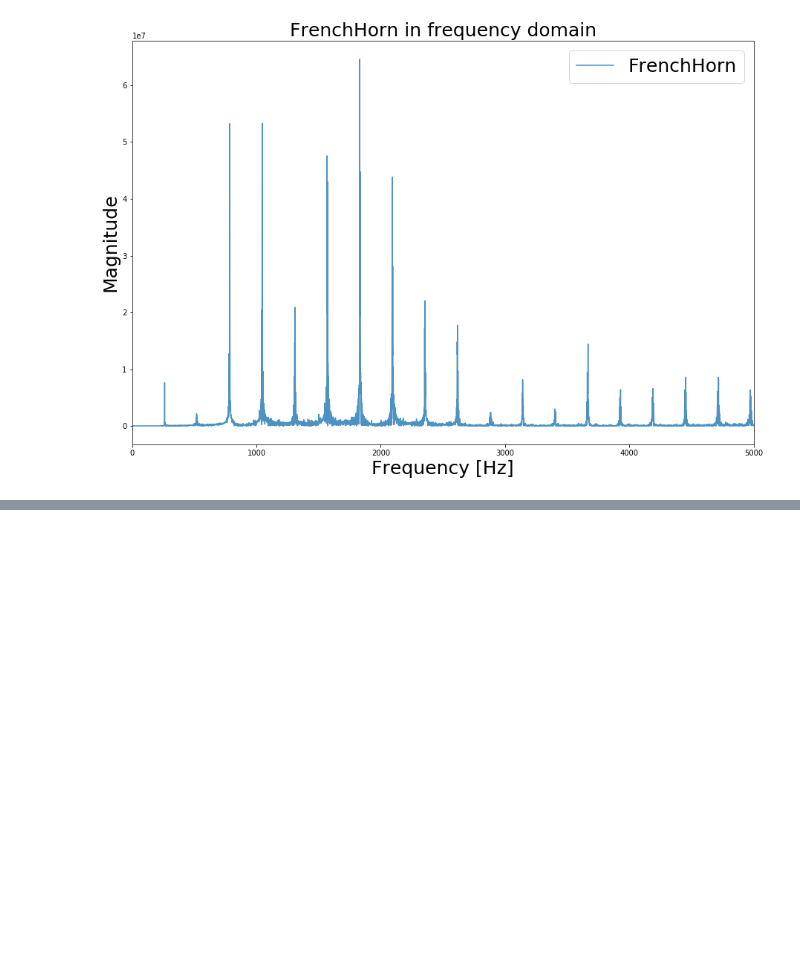
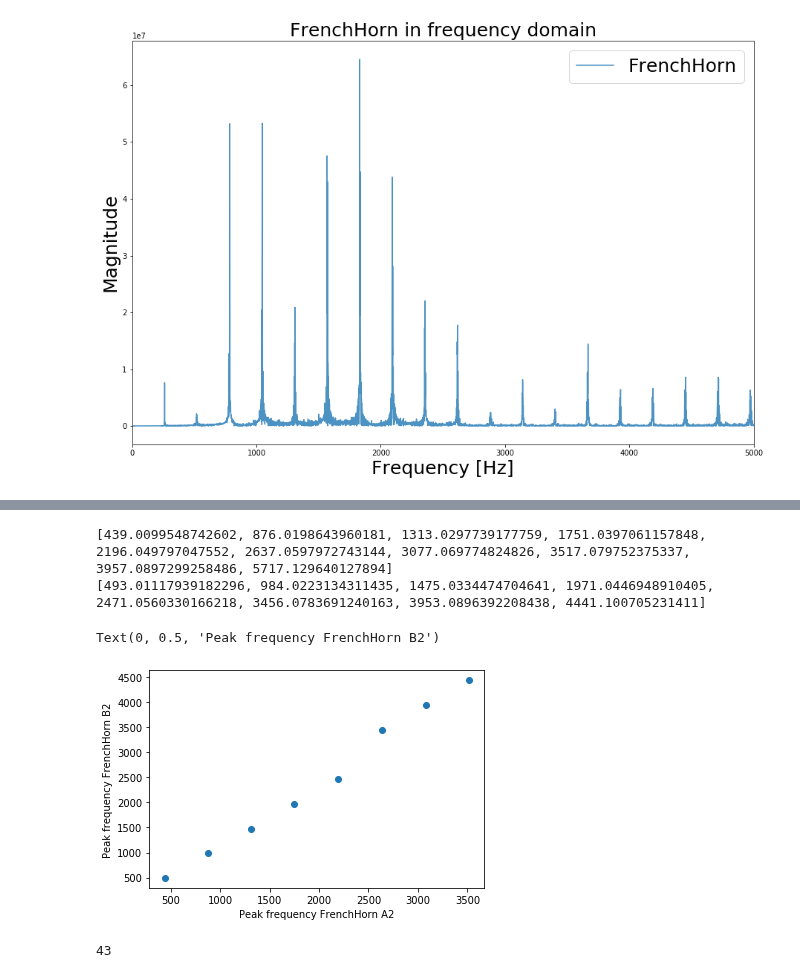
Before and after one commit to AM205-Final-Project/InstrumentClassification, a Jupyter notebook: Trial.ipynb, the cells around one changed output, grey strips where cells are left out. Saved outputs shown, nothing was run; the diff lists cells and outputs as text; code cells hidden in the pictures; blank space fills up the shorter version.

```diff
--- a/Trial.ipynb
+++ b/Trial.ipynb
@@ -289,0 +349,42 @@ plt.show()
+# %%
+# find the top freq for each note, lets say higher than 10e7
+threshold = 10e6
+top_freq_A2 = []
+c_A2 = abs(c_A2)
+for i, magn in enumerate(c_A2):
+    freq = np.linspace(0,fs, len(c_A2))[i]
+    if magn >= threshold:
+        freq = np.linspace(0,fs, len(c_A2))[i]
+        if (len(top_freq_A2) == 0) or (abs(freq - top_freq_A2[-1])>20):
+            top_freq_A2.append(freq)
+
+print(top_freq_A2)
+
+threshold = 10e6
+top_freq_B2 = []
+c_B2 = abs(c_B2)
+for i, magn in enumerate(c_B2):
+    freq = np.linspace(0,fs, len(c_B2))[i]
+    if magn >= threshold:
+        freq = np.linspace(0,fs, len(c_B2))[i]
+        if (len(top_freq_B2) == 0) or (abs(freq - top_freq_B2[-1])>20):
+            top_freq_B2.append(freq)
+
+print(top_freq_B2 )
+# %% [output]
+[439.0099548742602, 876.0198643960181, 1313.0297739177759, 1751.0397061157848, 2196.049797047552, 2637.0597972743144, 3077.069774824826, 3517.079752375337, 3957.0897299258486, 5717.129640127894]
+[493.01117939182296, 984.0223134311435, 1475.0334474704641, 1971.0446948910405, 2471.0560330166218, 3456.0783691240163, 3953.0896392208438, 4441.100705231411]
+# %%
+plt.scatter([439.0099548742602, 876.0198643960181, 1313.0297739177759, 1751.0397061157848,
+             2196.049797047552, 2637.0597972743144, 3077.069774824826, 3517.079752375337],
+           [493.01117939182296, 984.0223134311435, 1475.0334474704641, 1971.0446948910405,
+            2471.0560330166218, 3456.0783691240163, 3953.0896392208438, 4441.100705231411])
+plt.xlabel('Peak frequency FrenchHorn A2')
+plt.ylabel('Peak frequency FrenchHorn B2')
+# %% [output]
+Text(0, 0.5, 'Peak frequency FrenchHorn B2')
+[figure, added]
+# %%
+np.sum(c_A2 >= 10e6)
+# %% [output]
+43
```
Also changed, not shown: parts of 13 cells of this notebook.
